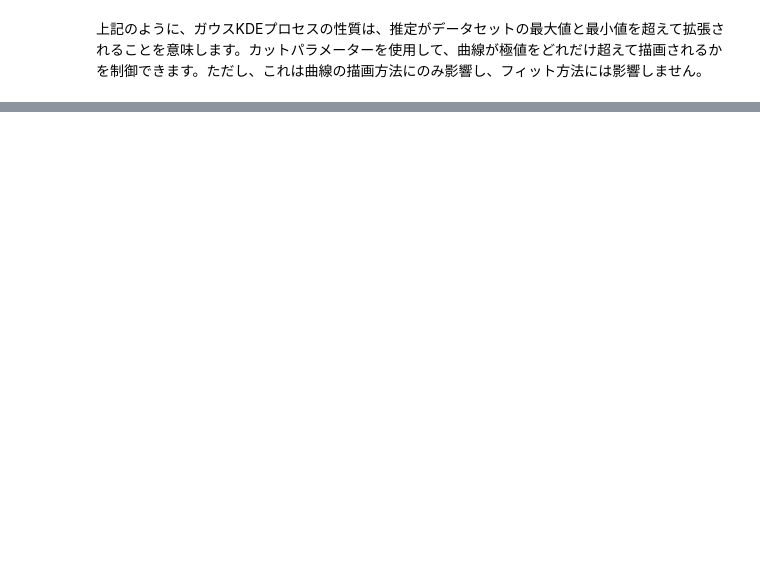
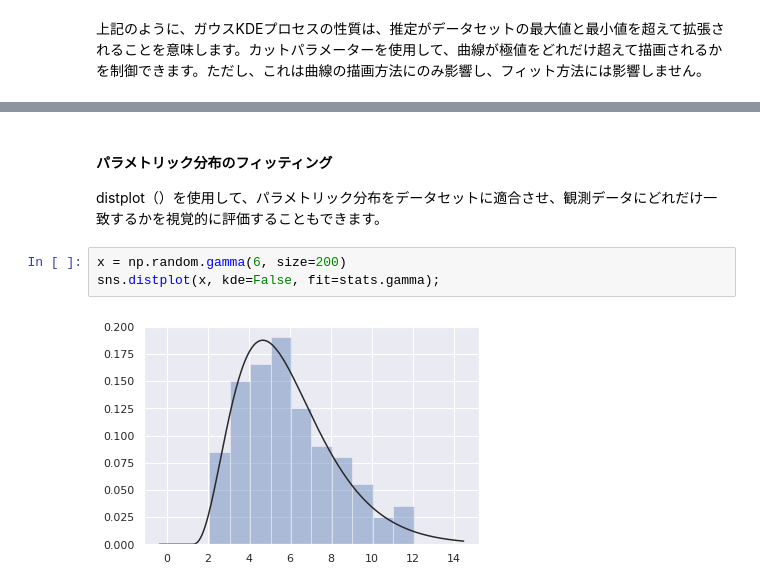
Before and after one commit to pea-sys/Til, a Jupyter notebook: OfficialSeabornTutorial.ipynb, the cells around one changed output, grey strips where cells are left out. Drawn from its saved outputs; the diff is of its cells as text; blank space fills up the shorter version.

```diff
--- a/OfficialSeabornTutorial.ipynb
+++ b/OfficialSeabornTutorial.ipynb
@@ -631,0 +628,8 @@ sns.rugplot(x);
+# %% [markdown]
+#### パラメトリック分布のフィッティング
+distplot（）を使用して、パラメトリック分布をデータセットに適合させ、観測データにどれだけ一致するかを視覚的に評価することもできます。
+# %%
+x = np.random.gamma(6, size=200)
+sns.distplot(x, kde=False, fit=stats.gamma);
+# %% [output]
+[figure, added]
```
Also changed, not shown: parts of 48 cells of this notebook.
